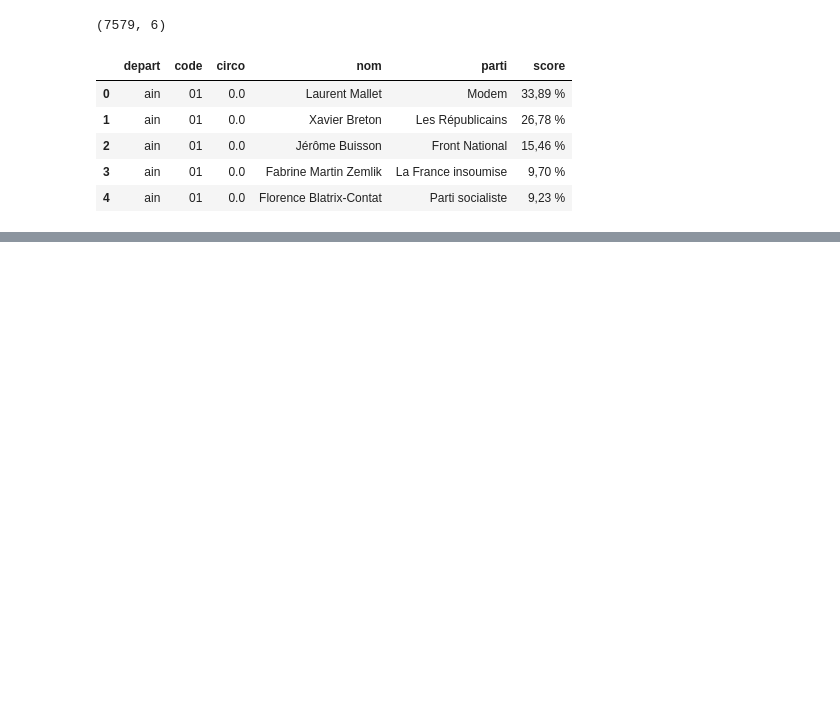
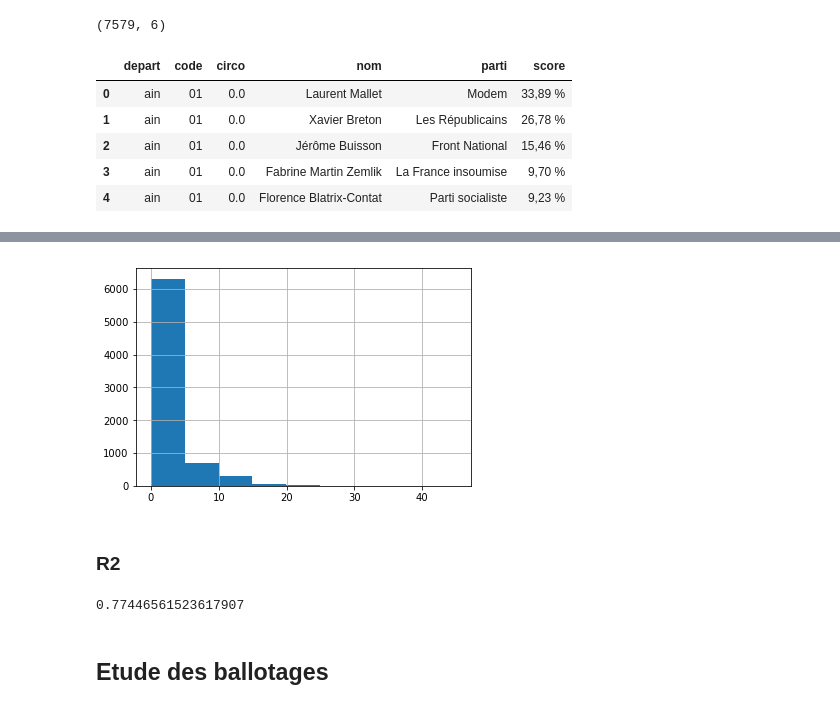
Before and after one commit to verycourt/Elections, a Jupyter notebook: legislatives/notebook_scrap_resultats1ertour.ipynb, the cells around one changed output, grey strips where cells are left out. Cells and saved outputs as stored; diff of their text form; code cells hidden in the pictures; blank space fills up the shorter version.

```diff
--- a/legislatives/notebook_scrap_resultats1ertour.ipynb
+++ b/legislatives/notebook_scrap_resultats1ertour.ipynb
@@ -139,0 +231,15 @@ df2.to_csv("data/resultats_1ertour.csv", index=False)
+# %%
+temp["ecart"] = abs(temp.prediction - temp.score)
+# %%
+temp["ecart"].hist(bins=9)
+plt.show()
+# %% [output]
+[figure, added]
+# %% [markdown]
+### R2
+# %%
+r2_score(temp.prediction, temp.score)
+# %% [output]
+0.77446561523617907
+# %% [markdown]
+## Etude des ballotages
```
Also changed, not shown: parts of 37 cells of this notebook.
